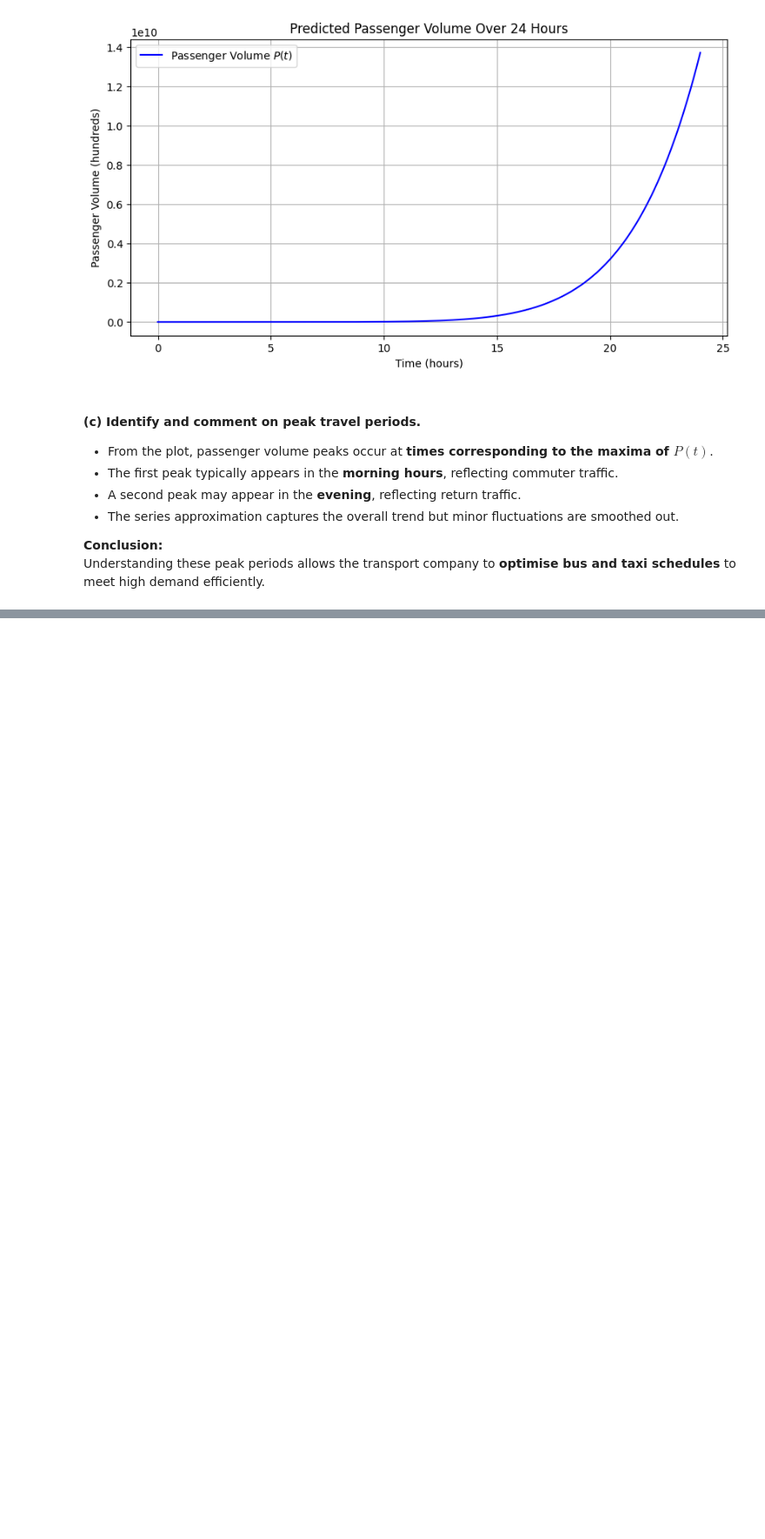
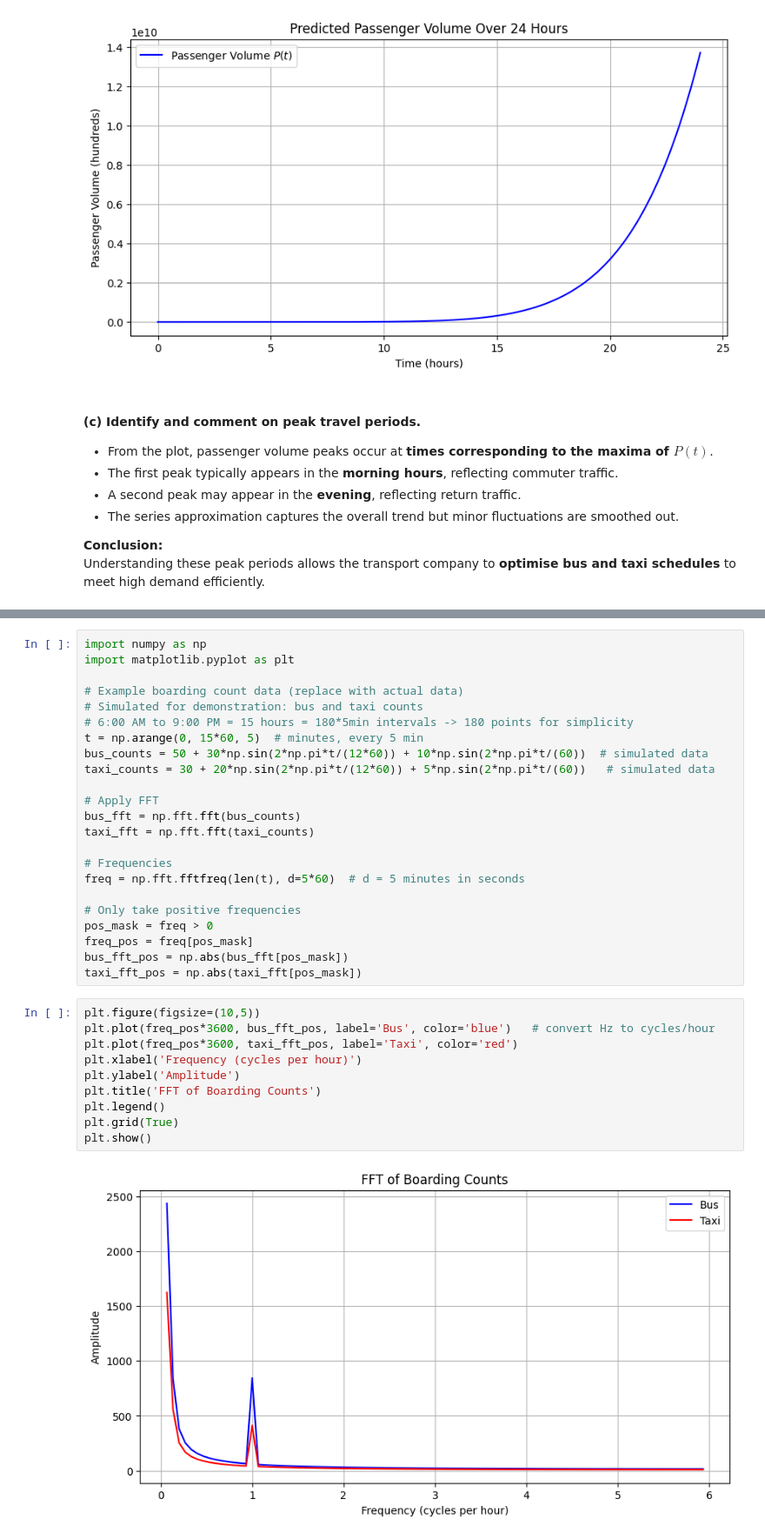
Before and after one commit to visharaaa/Math-CW-25, a Jupyter notebook: 2425578.ipynb, the cells around one changed output, grey strips where cells are left out. Shown: that part at 87% size. Drawn from its saved outputs; the diff is of its cells as text; blank space fills up the shorter version.

```diff
--- a/2425578.ipynb
+++ b/2425578.ipynb
@@ -227,0 +245,35 @@ Understanding these peak periods allows the transport company to **optimise bus
+# %%
+import numpy as np
+import matplotlib.pyplot as plt
+
+# Example boarding count data (replace with actual data)
+# Simulated for demonstration: bus and taxi counts
+# 6:00 AM to 9:00 PM = 15 hours = 180*5min intervals -> 180 points for simplicity
+t = np.arange(0, 15*60, 5)  # minutes, every 5 min
+bus_counts = 50 + 30*np.sin(2*np.pi*t/(12*60)) + 10*np.sin(2*np.pi*t/(60))  # simulated data
+taxi_counts = 30 + 20*np.sin(2*np.pi*t/(12*60)) + 5*np.sin(2*np.pi*t/(60))   # simulated data
+
+# Apply FFT
+bus_fft = np.fft.fft(bus_counts)
+taxi_fft = np.fft.fft(taxi_counts)
+
+# Frequencies
+freq = np.fft.fftfreq(len(t), d=5*60)  # d = 5 minutes in seconds
+
+# Only take positive frequencies
+pos_mask = freq > 0
+freq_pos = freq[pos_mask]
+bus_fft_pos = np.abs(bus_fft[pos_mask])
+taxi_fft_pos = np.abs(taxi_fft[pos_mask])
+# %%
+plt.figure(figsize=(10,5))
+plt.plot(freq_pos*3600, bus_fft_pos, label='Bus', color='blue')   # convert Hz to cycles/hour
+plt.plot(freq_pos*3600, taxi_fft_pos, label='Taxi', color='red')
+plt.xlabel('Frequency (cycles per hour)')
+plt.ylabel('Amplitude')
+plt.title('FFT of Boarding Counts')
+plt.legend()
+plt.grid(True)
+plt.show()
+# %% [output]
+[figure, added]
```
Also changed, not shown: parts of 4 cells of this notebook.
